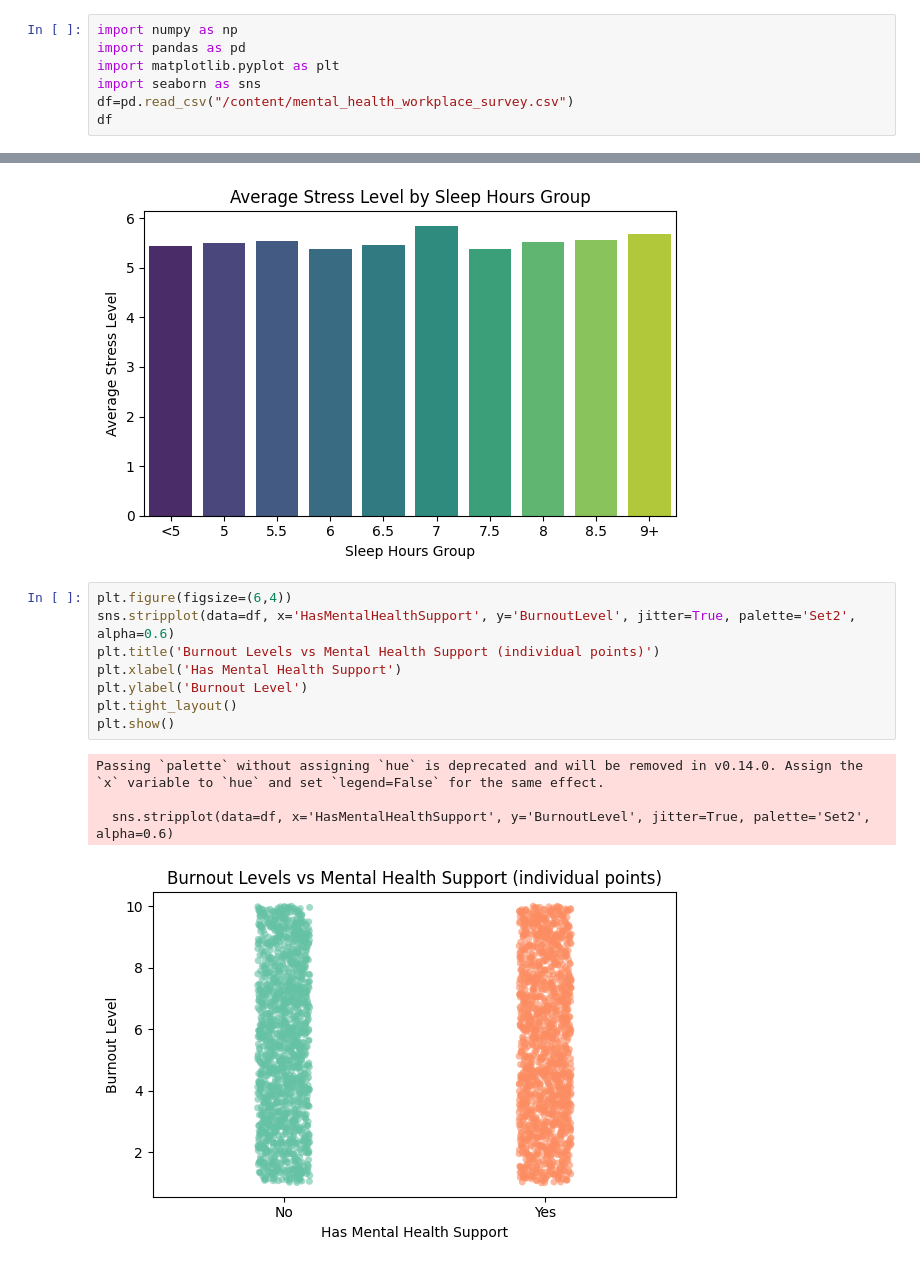
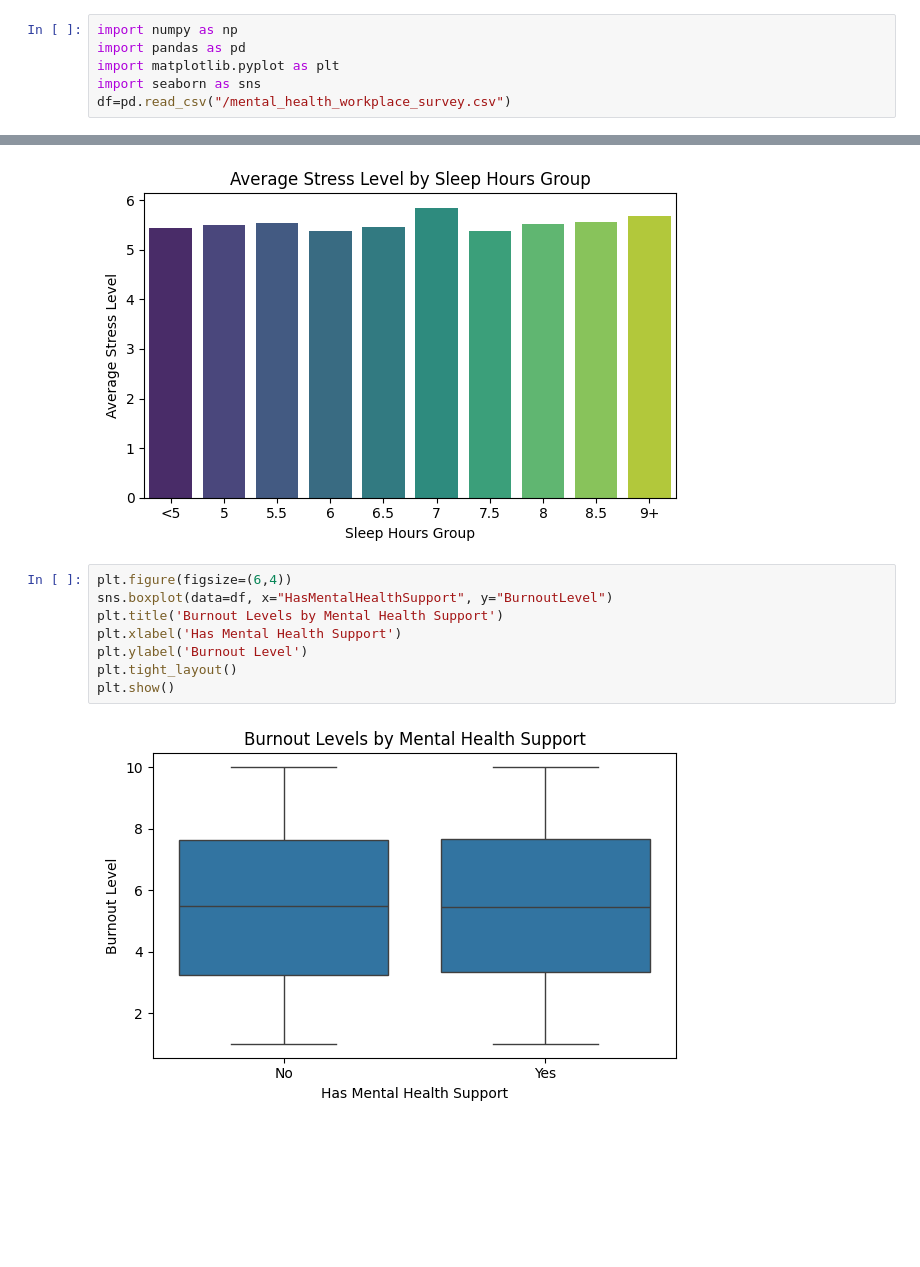
Before and after one commit to PunitRaveendran/ACM, a Jupyter notebook: ACM.ipynb, the cells around one changed output, grey strips where cells are left out. Cells and saved outputs as stored; diff of their text form; blank space fills up the shorter version.

```diff
--- a/ACM.ipynb
+++ b/ACM.ipynb
@@ -5,5 +5,4 @@ import numpy as np
 import pandas as pd
 import matplotlib.pyplot as plt
 import seaborn as sns
-df=pd.read_csv("/content/mental_health_workplace_survey.csv")
-df
+df=pd.read_csv("/mental_health_workplace_survey.csv")
@@ -95,14 +80,11 @@ Passing `palette` without assigning `hue` is deprecated and will be removed in v
 [figure]
 # %%
 plt.figure(figsize=(6,4))
-sns.stripplot(data=df, x='HasMentalHealthSupport', y='BurnoutLevel', jitter=True, palette='Set2', alpha=0.6)
-plt.title('Burnout Levels vs Mental Health Support (individual points)')
+sns.boxplot(data=df, x="HasMentalHealthSupport", y="BurnoutLevel")
+plt.title('Burnout Levels by Mental Health Support')
 plt.xlabel('Has Mental Health Support')
 plt.ylabel('Burnout Level')
 plt.tight_layout()
 plt.show()
 # %% [output]
-Passing `palette` without assigning `hue` is deprecated and will be removed in v0.14.0. Assign the `x` variable to `hue` and set `legend=False` for the same effect.
-
-  sns.stripplot(data=df, x='HasMentalHealthSupport', y='BurnoutLevel', jitter=True, palette='Set2', alpha=0.6)
-[figure, old version]
+[figure, new version]
```
Also changed, not shown: parts of 1 cell of this notebook.
